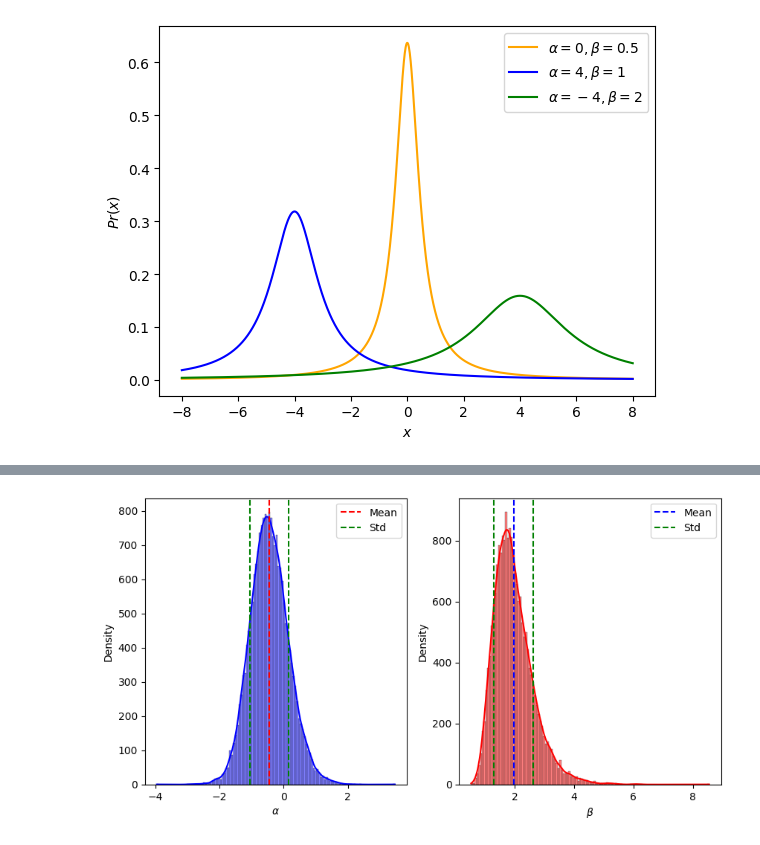
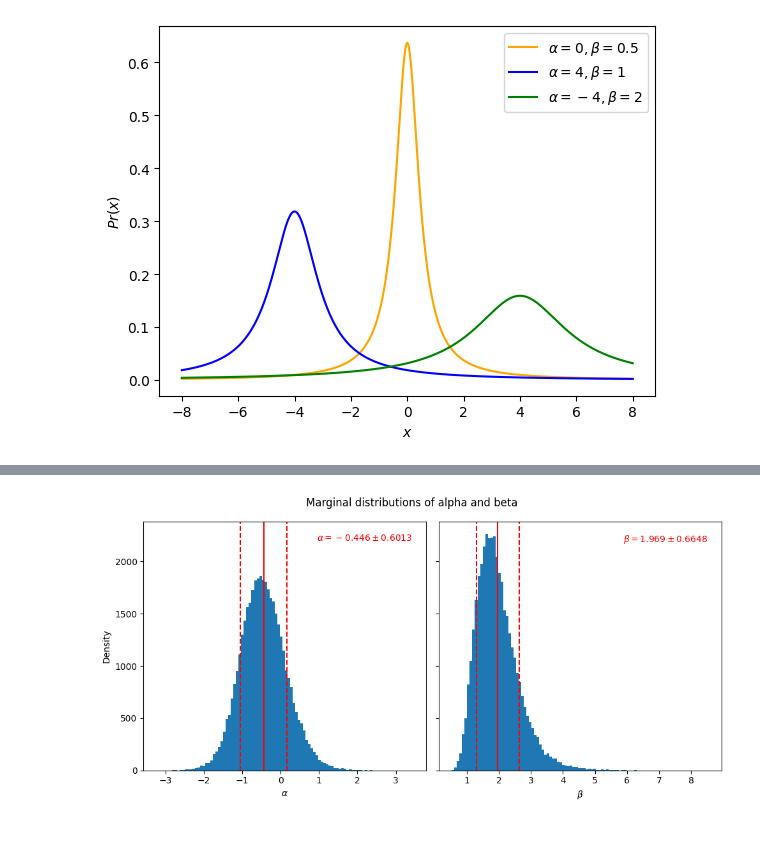
Before and after one commit to VishalJ99/s2_cw, a Jupyter notebook: src/figs.ipynb, the cells around one changed output, grey strips where cells are left out. Cells and saved outputs as stored; diff of their text form; code cells hidden in the pictures.

```diff
--- a/src/figs.ipynb
+++ b/src/figs.ipynb
@@ -137,0 +181,10 @@ plt.show()
+# %%
+alpha_samples, beta_samples = iid_samples_1[:, 0].flatten(), iid_samples_1[:, 1].flatten()
+
+# First, plot the hexbin heatmap as before
+plt.hexbin(alpha_samples, beta_samples, gridsize=100, cmap='magma', bins='log')
+plt.xlabel(r"$\alpha$")
+plt.ylabel(r"$\beta$")
+plt.title(f"Joint distribution of alpha and beta (N={len(iid_samples_1)})")
+plt.savefig('../report/figs/joint_hist.png', dpi=300)
+plt.show()
@@ -138,34 +193,40 @@ plt.show()
 # %%
 # 1D marginals
-fig, ax = plt.subplots(1, 2, figsize=(10, 5))
+fig, ax = plt.subplots(1, 2, figsize=(10, 5), sharey=True)
 
-# Alpha marginal
-sns.histplot(alpha_samples, kde=True, ax=ax[0], color='blue')
+# Alpha marginals
+ax[0].hist(alpha_samples, bins=100)
 ax[0].set_xlabel(r'$\alpha$')
 ax[0].set_ylabel('Density')
 
 # Overlay mean and std
 mean_alpha = np.mean(alpha_samples)
 std_alpha = np.std(alpha_samples)
-ax[0].axvline(mean_alpha, color='red', linestyle='--', label='Mean')
-ax[0].axvline(mean_alpha + std_alpha, color='green', linestyle='--', label='Std')
-ax[0].axvline(mean_alpha - std_alpha, color='green', linestyle='--')
-ax[0].legend()
+ax[0].axvline(mean_alpha, color='red', linestyle='-')
+ax[0].axvline(mean_alpha + std_alpha, color='red', linestyle='--')
+ax[0].axvline(mean_alpha - std_alpha, color='red', linestyle='--')
 
+# Set text for the mean and std
+ax[0].text(0.95, 0.95, r"$\alpha = {:.3f} \pm {:.4f}$".format(mean_alpha, std_alpha),
+           verticalalignment='top', horizontalalignment='right',
+           transform=ax[0].transAxes, color='red')
 
 # Beta marginal
-sns.histplot(beta_samples, kde=True, ax=ax[1], color='red')
+ax[1].hist(beta_samples, bins=100)
 ax[1].set_xlabel(r'$\beta$')
-ax[1].set_ylabel('Density')
 
 # Overlay mean and std
 mean_beta = np.mean(beta_samples)
 std_beta = np.std(beta_samples)
-ax[1].axvline(mean_beta, color='blue', linestyle='--', label='Mean')
-ax[1].axvline(mean_beta + std_beta, color='green', linestyle='--', label='Std')
-ax[1].axvline(mean_beta - std_beta, color='green', linestyle='--')
-ax[1].legend()
-
+ax[1].axvline(mean_beta, color='red', linestyle='-')
+ax[1].axvline(mean_beta + std_beta, color='red', linestyle='--')
+ax[1].axvline(mean_beta - std_beta, color='red', linestyle='--')
+ax[1].text(0.95, 0.95, r"$\beta = {:.3f} \pm {:.4f}$".format(mean_beta, std_beta),
+           verticalalignment='top', horizontalalignment='right',
+           transform=ax[1].transAxes, color='red')
+fig.suptitle('Marginal distributions of alpha and beta')
+plt.tight_layout()
+plt.savefig('../report/figs/marginals_1.png', dpi=300)
 plt.show()
 # %% [output]
-[figure, old version]
+[figure, new version]
```
Also changed, not shown: parts of 13 cells of this notebook, 16 other files.
